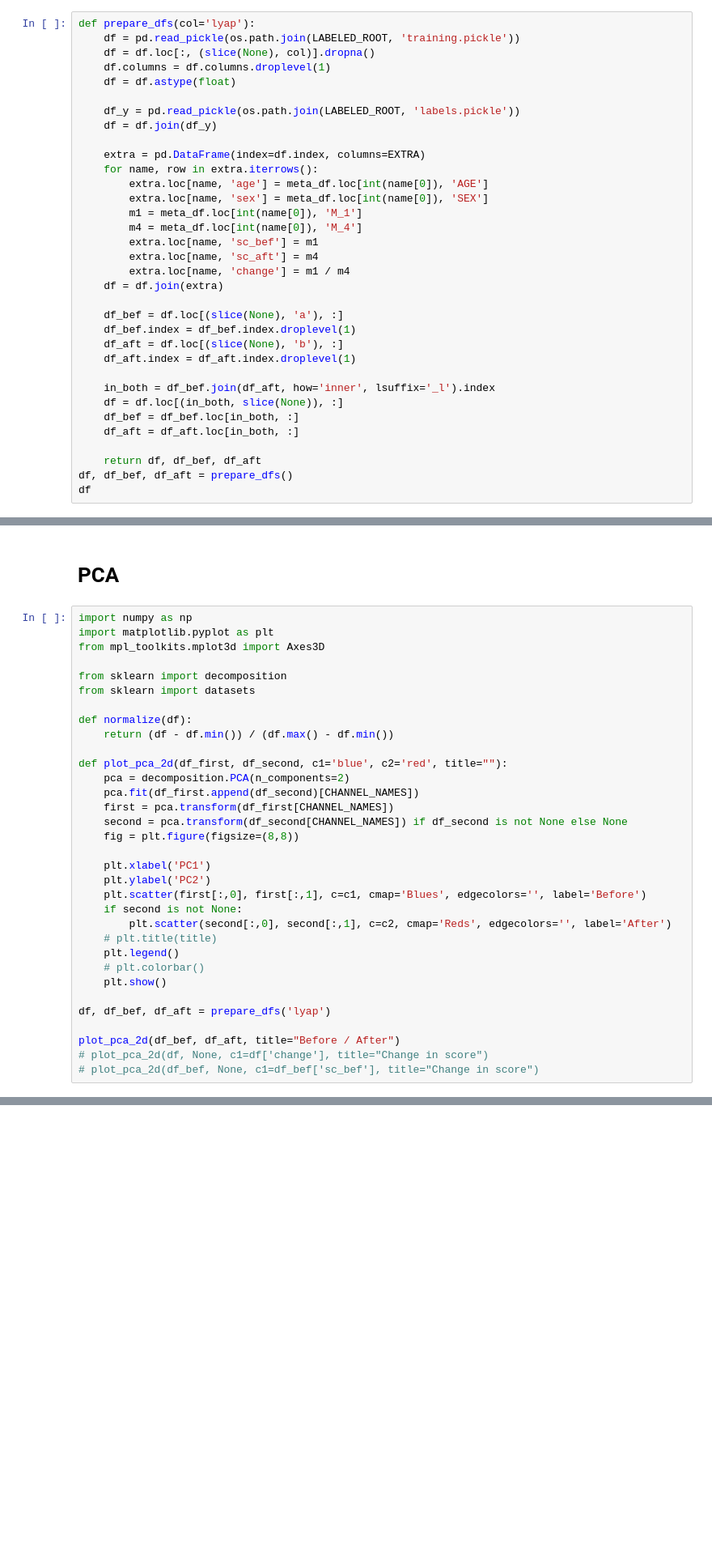
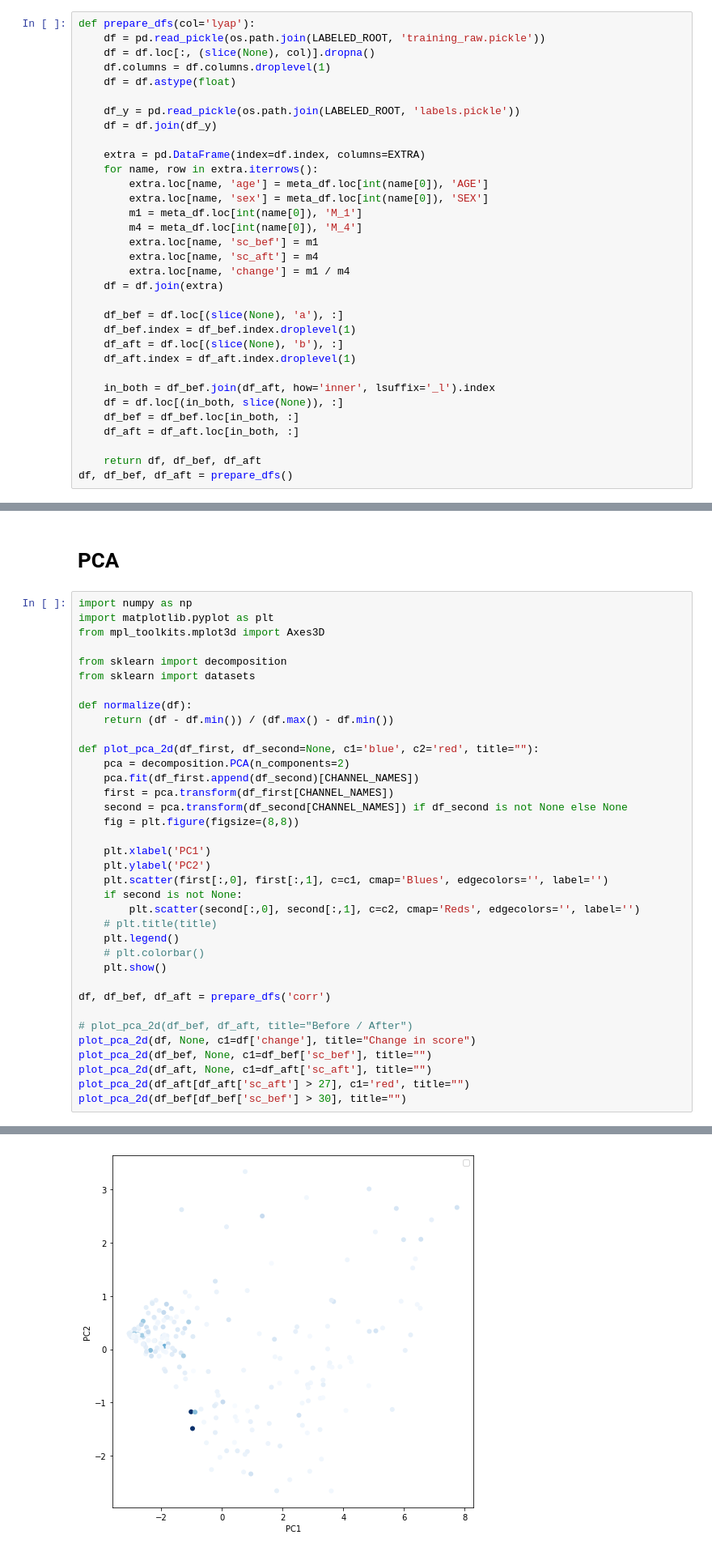
Before and after one commit to mirgee/thesis_project, a Jupyter notebook: notebooks/03-analyze-nl-results.ipynb, the cells around one changed output, grey strips where cells are left out. Shown at 81% size. Saved outputs shown, nothing was run; the diff lists cells and outputs as text; blank space fills up the shorter version.

```diff
--- a/notebooks/03-analyze-nl-results.ipynb
+++ b/notebooks/03-analyze-nl-results.ipynb
@@ -82,7 +82,7 @@ Name: AGE, dtype: float64
 250 Hz: 99       1000 Hz: 34
 # %%
 def prepare_dfs(col='lyap'):
-    df = pd.read_pickle(os.path.join(LABELED_ROOT, 'training.pickle'))
+    df = pd.read_pickle(os.path.join(LABELED_ROOT, 'training_raw.pickle'))
     df = df.loc[:, (slice(None), col)].dropna()
     df.columns = df.columns.droplevel(1)
     df = df.astype(float)
@@ -113,4 +113,3 @@ def prepare_dfs(col='lyap'):
 
     return df, df_bef, df_aft
 df, df_bef, df_aft = prepare_dfs()
-df
@@ -298,7 +272,7 @@ from sklearn import datasets
 def normalize(df):
     return (df - df.min()) / (df.max() - df.min())
 
-def plot_pca_2d(df_first, df_second, c1='blue', c2='red', title=""):
+def plot_pca_2d(df_first, df_second=None, c1='blue', c2='red', title=""):
     pca = decomposition.PCA(n_components=2)
     pca.fit(df_first.append(df_second)[CHANNEL_NAMES])
     first = pca.transform(df_first[CHANNEL_NAMES])
@@ -307,17 +281,20 @@ def plot_pca_2d(df_first, df_second, c1='blue', c2='red', title=""):
 
     plt.xlabel('PC1')
     plt.ylabel('PC2')
-    plt.scatter(first[:,0], first[:,1], c=c1, cmap='Blues', edgecolors='', label='Before')
+    plt.scatter(first[:,0], first[:,1], c=c1, cmap='Blues', edgecolors='', label='')
     if second is not None:
-        plt.scatter(second[:,0], second[:,1], c=c2, cmap='Reds', edgecolors='', label='After')
+        plt.scatter(second[:,0], second[:,1], c=c2, cmap='Reds', edgecolors='', label='')
     # plt.title(title)
     plt.legend()
     # plt.colorbar()
     plt.show()
 
-df, df_bef, df_aft = prepare_dfs('lyap')
+df, df_bef, df_aft = prepare_dfs('corr')
 
-plot_pca_2d(df_bef, df_aft, title="Before / After")
-# plot_pca_2d(df, None, c1=df['change'], title="Change in score")
-# plot_pca_2d(df_bef, None, c1=df_bef['sc_bef'], title="Change in score")
+# plot_pca_2d(df_bef, df_aft, title="Before / After")
+plot_pca_2d(df, None, c1=df['change'], title="Change in score")
+plot_pca_2d(df_bef, None, c1=df_bef['sc_bef'], title="")
+plot_pca_2d(df_aft, None, c1=df_aft['sc_aft'], title="")
+plot_pca_2d(df_aft[df_aft['sc_aft'] > 27], c1='red', title="")
+plot_pca_2d(df_bef[df_bef['sc_bef'] > 30], title="")
 # %% [output]
@@ -325,0 +302 @@ plot_pca_2d(df_bef, df_aft, title="Before / After")
+[figure, added]
```
Also changed, not shown: parts of 10 cells of this notebook, 11 other files.
